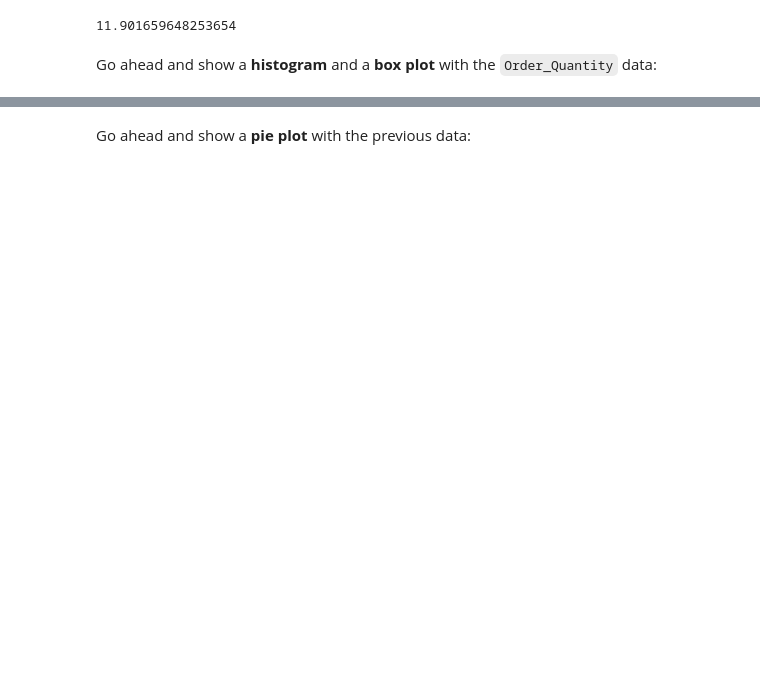
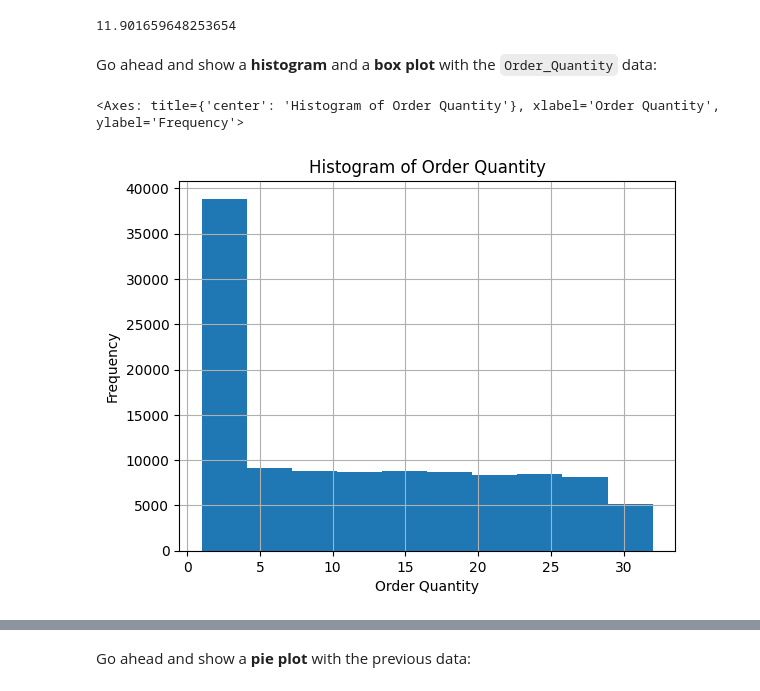
Before and after one commit to myllah/freecodecamp_data_analysis_with_python, a Jupyter notebook: 02 - Data Analysis Example A/Exercises_1.ipynb, the cells around one changed output, grey strips where cells are left out. Drawn from its saved outputs; the diff is of its cells as text; code cells hidden in the pictures; blank space fills up the shorter version.

```diff
--- a/02 - Data Analysis Example A/Exercises_1.ipynb
+++ b/02 - Data Analysis Example A/Exercises_1.ipynb
@@ -81,4 +84,7 @@ sales['Order_Quantity'].mean()
 Go ahead and show a <b>histogram</b> and a <b>box plot</b> with the `Order_Quantity` data:
 # %%
 # your code goes here
-sales['Order_Quantity'].
+sales['Order_Quantity'].plot(kind='hist', xlabel='Order Quantity', grid=True, title='Histogram of Order Quantity')
+# %% [output]
+<Axes: title={'center': 'Histogram of Order Quantity'}, xlabel='Order Quantity', ylabel='Frequency'>
+[figure, added]
```
Also changed, not shown: parts of 27 cells of this notebook.
